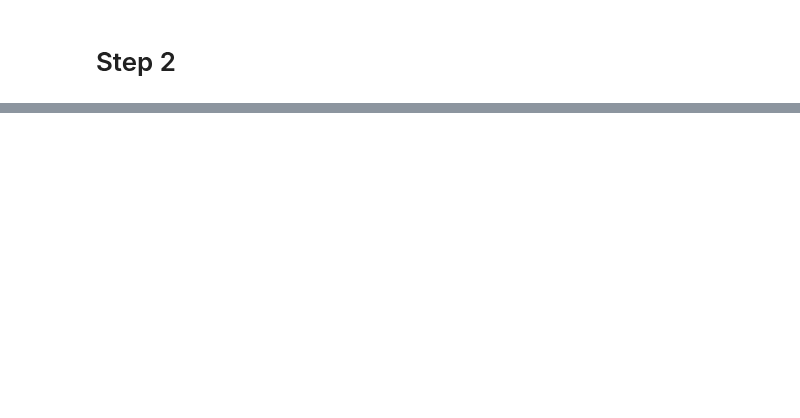
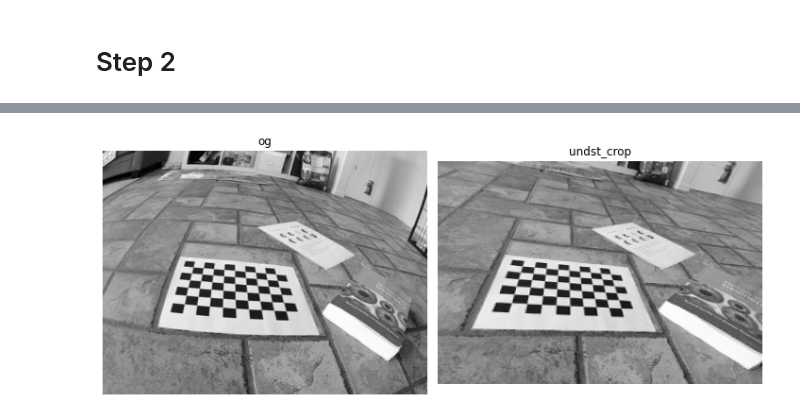
Before and after one commit to eshangaur/Perception-in-Robotics, a Jupyter notebook: project_2b/code/task_5/task_5.ipynb, the cells around one changed output, grey strips where cells are left out. Drawn from its saved outputs; the diff is of its cells as text; code cells hidden in the pictures; blank space fills up the shorter version.

```diff
--- a/project_2b/code/task_5/task_5.ipynb
+++ b/project_2b/code/task_5/task_5.ipynb
@@ -67,2 +73,12 @@ plot_figures({'left_0': left_[0], 'right_0': right_[0], 'left_1': left_[1], 'rig
 # %% [markdown]
 # Step 2
+# %%
+def undistortImage(img, mtx, distCoeffs):
+    h,  w = img.shape[:2]
+    newcameramtx, roi = cv2.getOptimalNewCameraMatrix(mtx,distCoeffs,(w,h),1,(w,h))
+
+    dst = cv2.undistort(img, mtx, distCoeffs, None, newcameramtx)
+
+    # crop the image
+    x,y,w,h = roi
+    return dst[y:y+h, x:x+w]
@@ -68,0 +94,5 @@ plot_figures({'left_0': left_[0], 'right_0': right_[0], 'left_1': left_[1], 'rig
+# %%
+temp = undistortImage(left_[0], left_intrinsic, distCoeffs_right)
+plot_figures({'og':left_[0], 'undst_crop':temp},1,2)
+# %% [output]
+[figure, added]
```
Also changed, not shown: parts of 11 cells of this notebook.
